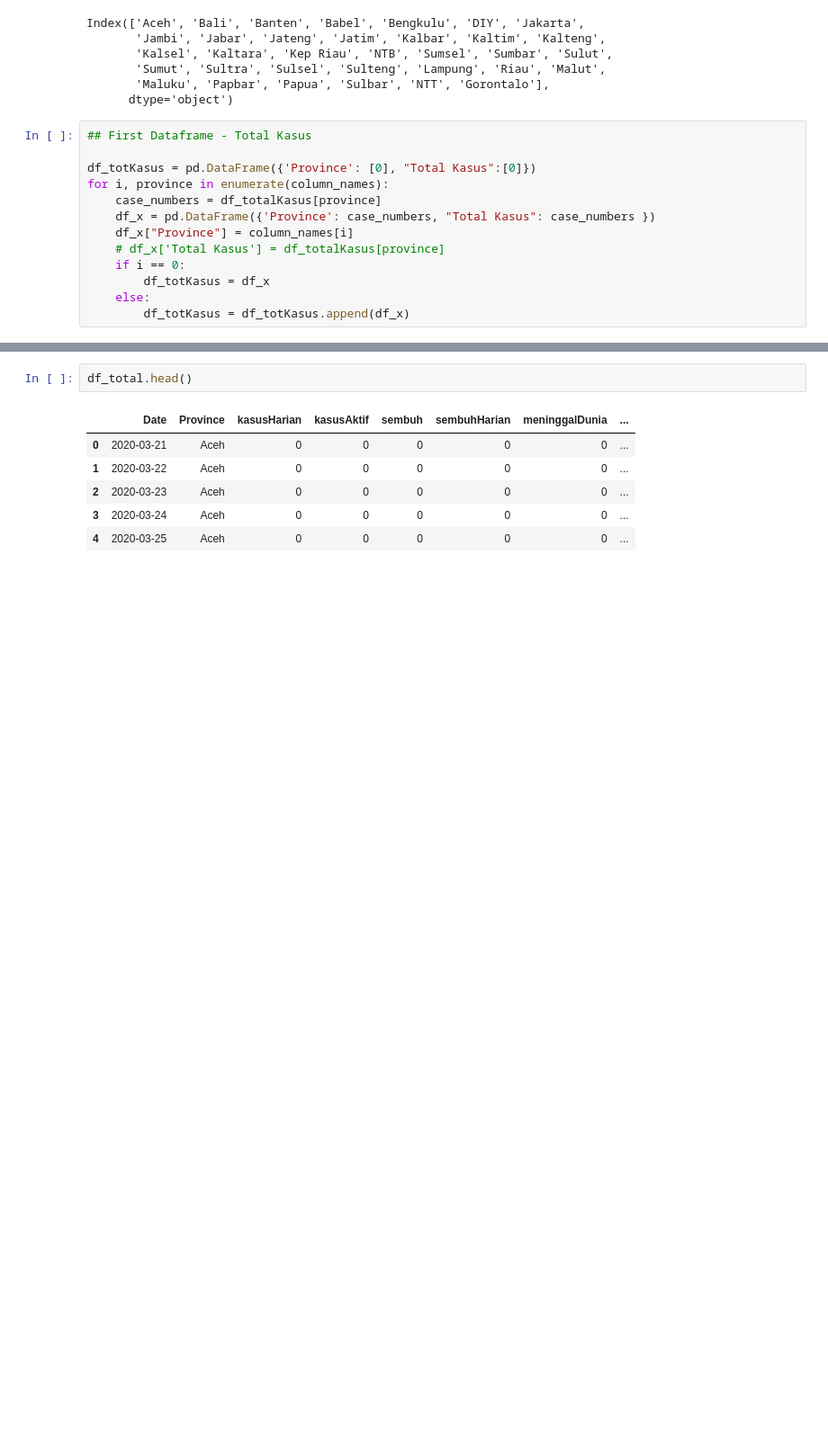
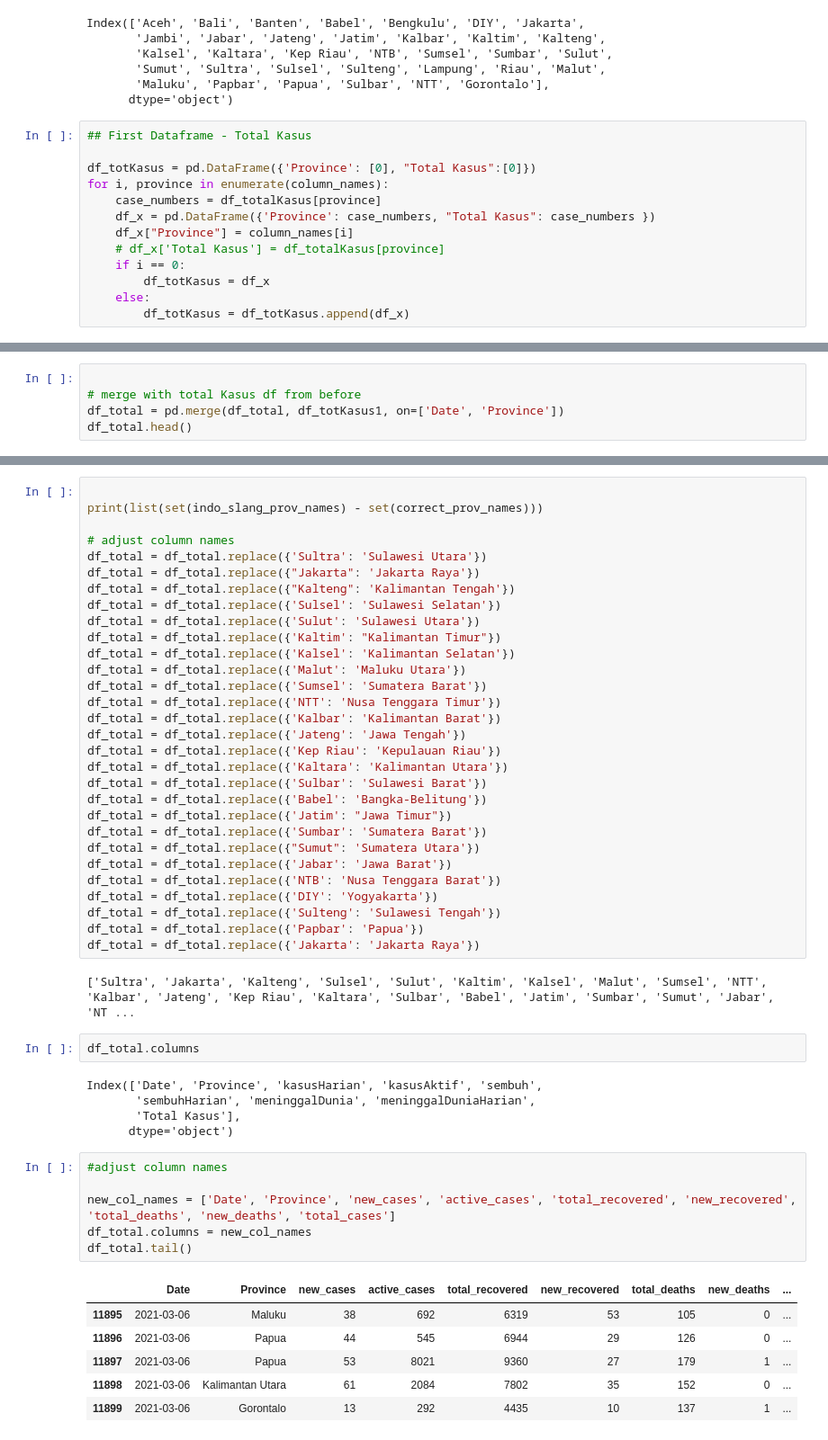
Before and after one commit to Svensone/bali-covid-app, a Jupyter notebook: data/transformKawalData.ipynb, the cells around one changed output, grey strips where cells are left out. Shown at 90% size. Drawn from its saved outputs; the diff is of its cells as text; blank space fills up the shorter version.

```diff
--- a/data/transformKawalData.ipynb
+++ b/data/transformKawalData.ipynb
@@ -191,0 +169,5 @@ df_total.tail()
+# %%
+
+# merge with total Kasus df from before
+df_total = pd.merge(df_total, df_totKasus1, on=['Date', 'Province'])
+df_total.head()
@@ -192,9 +210,52 @@ df_total.tail()
+# %%
+
+print(list(set(indo_slang_prov_names) - set(correct_prov_names)))
+
+# adjust column names
+df_total = df_total.replace({'Sultra': 'Sulawesi Utara'})
+df_total = df_total.replace({"Jakarta": 'Jakarta Raya'})
+df_total = df_total.replace({"Kalteng": 'Kalimantan Tengah'})
+df_total = df_total.replace({'Sulsel': 'Sulawesi Selatan'})
+df_total = df_total.replace({'Sulut': 'Sulawesi Utara'})
+df_total = df_total.replace({'Kaltim': "Kalimantan Timur"})
+df_total = df_total.replace({'Kalsel': 'Kalimantan Selatan'})
+df_total = df_total.replace({'Malut': 'Maluku Utara'})
+df_total = df_total.replace({'Sumsel': 'Sumatera Barat'})
+df_total = df_total.replace({'NTT': 'Nusa Tenggara Timur'})
+df_total = df_total.replace({'Kalbar': 'Kalimantan Barat'})
+df_total = df_total.replace({'Jateng': 'Jawa Tengah'})
+df_total = df_total.replace({'Kep Riau': 'Kepulauan Riau'})
+df_total = df_total.replace({'Kaltara': 'Kalimantan Utara'})
+df_total = df_total.replace({'Sulbar': 'Sulawesi Barat'})
+df_total = df_total.replace({'Babel': 'Bangka-Belitung'})
+df_total = df_total.replace({'Jatim': "Jawa Timur"})
+df_total = df_total.replace({'Sumbar': 'Sumatera Barat'})
+df_total = df_total.replace({"Sumut": 'Sumatera Utara'})
+df_total = df_total.replace({'Jabar': 'Jawa Barat'})
+df_total = df_total.replace({'NTB': 'Nusa Tenggara Barat'})
+df_total = df_total.replace({'DIY': 'Yogyakarta'})
+df_total = df_total.replace({'Sulteng': 'Sulawesi Tengah'})
+df_total = df_total.replace({'Papbar': 'Papua'})
+df_total = df_total.replace({'Jakarta': 'Jakarta Raya'})
+# %% [output]
+['Sultra', 'Jakarta', 'Kalteng', 'Sulsel', 'Sulut', 'Kaltim', 'Kalsel', 'Malut', 'Sumsel', 'NTT', 'Kalbar', 'Jateng', 'Kep Riau', 'Kaltara', 'Sulbar', 'Babel', 'Jatim', 'Sumbar', 'Sumut', 'Jabar', 'NT ...
 # %%
-df_total.head()
+df_total.columns
 # %% [output]
-|  | Date | Province | kasusHarian | kasusAktif | sembuh | sembuhHarian | meninggalDunia | ... |
-| 0 | 2020-03-21 | Aceh | 0 | 0 | 0 | 0 | 0 | ... |
-| 1 | 2020-03-22 | Aceh | 0 | 0 | 0 | 0 | 0 | ... |
-| 2 | 2020-03-23 | Aceh | 0 | 0 | 0 | 0 | 0 | ... |
-| 3 | 2020-03-24 | Aceh | 0 | 0 | 0 | 0 | 0 | ... |
-| 4 | 2020-03-25 | Aceh | 0 | 0 | 0 | 0 | 0 | ... |
+Index(['Date', 'Province', 'kasusHarian', 'kasusAktif', 'sembuh',
+       'sembuhHarian', 'meninggalDunia', 'meninggalDuniaHarian',
+       'Total Kasus'],
+      dtype='object')
+# %%
+#adjust column names
+
+new_col_names = ['Date', 'Province', 'new_cases', 'active_cases', 'total_recovered', 'new_recovered', 'total_deaths', 'new_deaths', 'total_cases']
+df_total.columns = new_col_names
+df_total.tail()
+# %% [output]
+|  | Date | Province | new_cases | active_cases | total_recovered | new_recovered | total_deaths | new_deaths | ... |
+| 11895 | 2021-03-06 | Maluku | 38 | 692 | 6319 | 53 | 105 | 0 | ... |
+| 11896 | 2021-03-06 | Papua | 44 | 545 | 6944 | 29 | 126 | 0 | ... |
+| 11897 | 2021-03-06 | Papua | 53 | 8021 | 9360 | 27 | 179 | 1 | ... |
+| 11898 | 2021-03-06 | Kalimantan Utara | 61 | 2084 | 7802 | 35 | 152 | 0 | ... |
+| 11899 | 2021-03-06 | Gorontalo | 13 | 292 | 4435 | 10 | 137 | 1 | ... |
```
Also changed, not shown: parts of 23 cells of this notebook, 4 other files.
